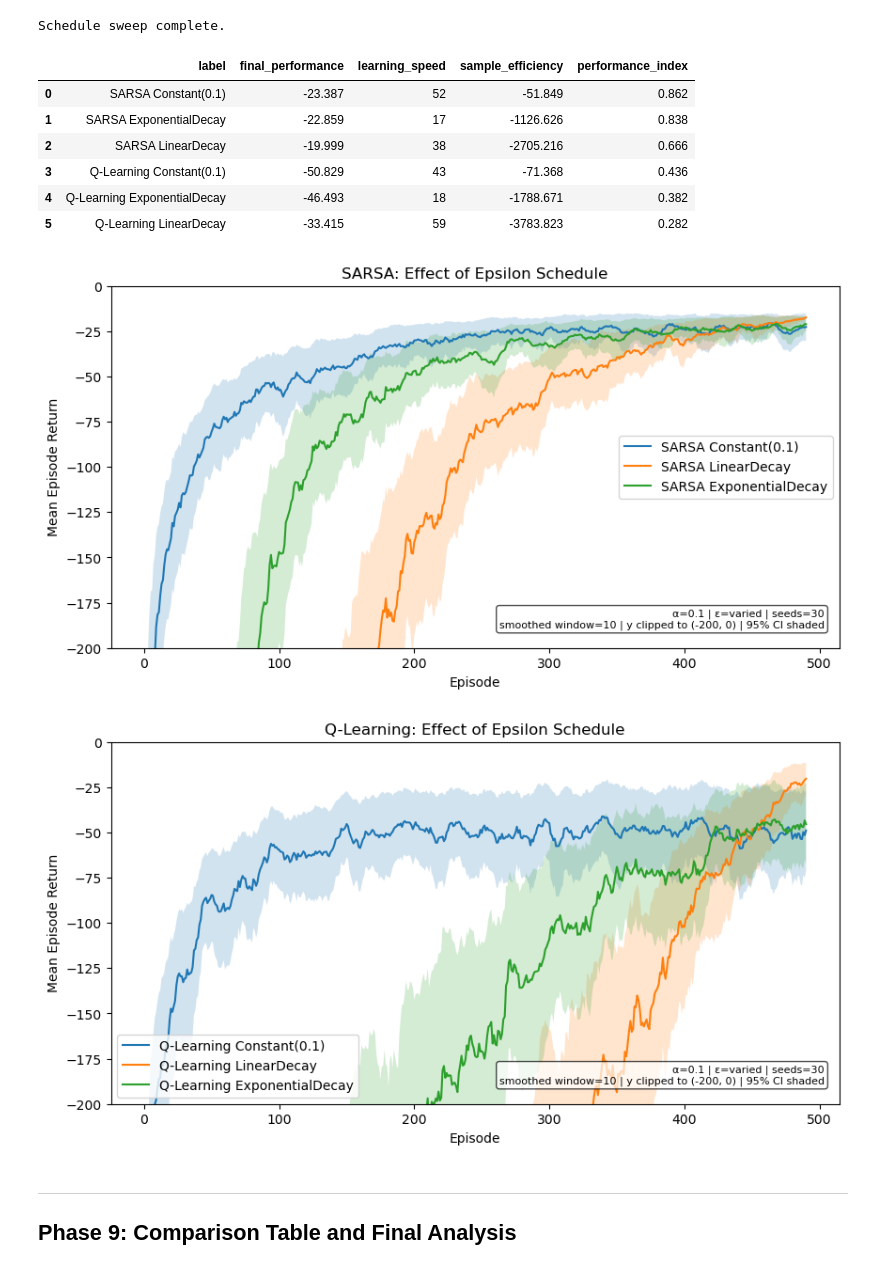
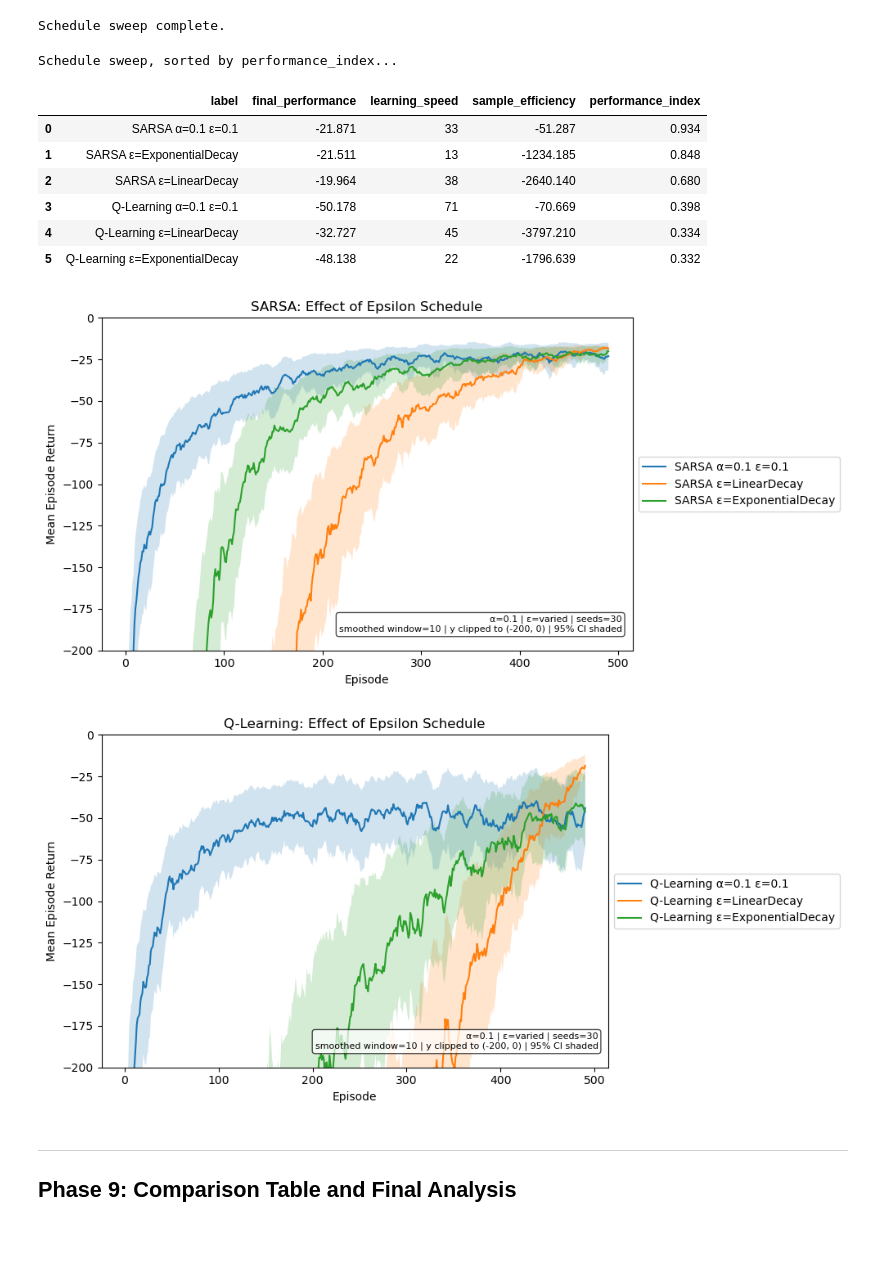
Before and after one commit to craig-rudman/MSDS684, a Jupyter notebook: W4/ipynb/development.ipynb, the cells around one changed output. Cells and saved outputs as stored; diff of their text form; code cells hidden in the pictures; blank space fills up the shorter version.

```diff
--- a/W4/ipynb/development.ipynb
+++ b/W4/ipynb/development.ipynb
@@ -429,11 +440,11 @@ from environment import EnvironmentManager
 
 env = EnvironmentManager()
 configs = [
-    ExperimentConfig('SARSA',      SARSAAgent,     alpha=0.1, epsilon_schedule=ConstantSchedule(0.1), n_seeds=30, n_episodes=500),
-    ExperimentConfig('Q-Learning', QLearningAgent, alpha=0.1, epsilon_schedule=ConstantSchedule(0.1), n_seeds=30, n_episodes=500),
+    ExperimentConfig('SARSA α=0.1 ε=0.1',      SARSAAgent,     alpha=0.1, epsilon_schedule=ConstantSchedule(0.1), n_seeds=30, n_episodes=500),
+    ExperimentConfig('Q-Learning α=0.1 ε=0.1', QLearningAgent, alpha=0.1, epsilon_schedule=ConstantSchedule(0.1), n_seeds=30, n_episodes=500),
 ]
-suite = ExperimentSuite(configs, env)
-results = suite.run()
+baseline_suite = ExperimentSuite(configs, env)
+results = baseline_suite.run()
 
 for r in results:
     print(f"{r.config.label}: shape={r.reward_matrix.shape}, min={r.reward_matrix.min():.0f}, max={r.reward_matrix.max():.0f}")
@@ -516,7 +527,8 @@ PERFORMANCE_WEIGHTS={
 #   Observe: does decay cause Q-learning to eventually prefer the cliff-hugging path more reliably?
 #   Observe: does decay cause SARSA to shift from safe path toward optimal path as epsilon shrinks?
 # %%
-# Phase 8: Alpha sweep -- compare alpha in [0.05, 0.1, 0.3, 0.5] for both agents
+# Phase 8: Alpha sweep -- compare alpha in [0.05, 0.3, 0.5] for both agents
+# Baseline (α=0.1, ε=0.1) is included from baseline_suite.results
 from experiment import ExperimentConfig, ExperimentSuite
 from agents import SARSAAgent, QLearningAgent
 from schedules import ConstantSchedule
@@ -526,7 +538,7 @@ import matplotlib.pyplot as plt
 import numpy as np
 
 env = EnvironmentManager()
-alphas = [0.05, 0.1, 0.3, 0.5]
+alphas = [0.05, 0.3, 0.5]
 
 alpha_configs = []
 for alpha in alphas:
@@ -572,9 +586,10 @@ Alpha sweep, sorted by performance_index...
 # %%
-# Phase 8: Alpha sweep -- one plot per agent, all alpha values overlaid
+# Phase 8: Alpha sweep -- one plot per agent, all alpha values overlaid (baseline included)
 vis = Visualizer(env)
+all_alpha_results = baseline_suite.results + alpha_results
 for agent_label in ["SARSA", "Q-Learning"]:
-    subset = [r for r in alpha_results if r.config.label.startswith(agent_label)]
+    subset = [r for r in all_alpha_results if r.config.label.startswith(agent_label)]
     vis.plot_learning_curves(subset, ylim=(-200, 0), smooth_window=10,
         output_dir=OUTPUT_DIR, filename=f"{agent_label}_alpha_sweep",
-        title=f"{agent_label}: Effect of Learning Rate (α)")
+        title=f"{agent_label}: Effect of Learning Rate (alpha)")
 # %% [output]
@@ -583,11 +598,11 @@ for agent_label in ["SARSA", "Q-Learning"]:
 # %%
-# Phase 8: Schedule sweep -- compare ConstantSchedule, LinearDecaySchedule, ExponentialDecaySchedule
+# Phase 8: Schedule sweep -- compare LinearDecaySchedule, ExponentialDecaySchedule
+# Baseline (α=0.1, ε=0.1) is included from baseline_suite.results
 from schedules import LinearDecaySchedule, ExponentialDecaySchedule
 
 schedules = {
-    'Constant(0.1)':    ConstantSchedule(0.1),
-    'LinearDecay':      LinearDecaySchedule(epsilon_start=1.0, epsilon_end=0.01, n_episodes=500),
-    'ExponentialDecay': ExponentialDecaySchedule(epsilon_start=1.0, decay_rate=0.995),
+    'ε=LinearDecay':      LinearDecaySchedule(epsilon_start=1.0, epsilon_end=0.01, n_episodes=500),
+    'ε=ExponentialDecay': ExponentialDecaySchedule(epsilon_start=1.0, decay_rate=0.995),
 }
 
 schedule_configs = []
@@ -613,30 +628,35 @@ print("Schedule sweep complete.")
 # %% [output]
 Schedule sweep complete.
 # %%
-schedule_suite.summarize(
+print("Schedule sweep, sorted by performance_index...")
+schedule_all = ExperimentSuite([], env)
+schedule_all.results = baseline_suite.results + schedule_suite.results
+schedule_all.summarize(
     output_path=os.path.join(OUTPUT_DIR, 'schedule_sweep_summary.csv'),
     weights=PERFORMANCE_WEIGHTS,
     sort_by='performance_index',
-    ascending = False
+    ascending=False,
 ).round(3)
 # %% [output]
+Schedule sweep, sorted by performance_index...
 |  | label | final_performance | learning_speed | sample_efficiency | performance_index |
-| 0 | SARSA Constant(0.1) | -23.387 | 52 | -51.849 | 0.862 |
-| 1 | SARSA ExponentialDecay | -22.859 | 17 | -1126.626 | 0.838 |
-| 2 | SARSA LinearDecay | -19.999 | 38 | -2705.216 | 0.666 |
-| 3 | Q-Learning Constant(0.1) | -50.829 | 43 | -71.368 | 0.436 |
-| 4 | Q-Learning ExponentialDecay | -46.493 | 18 | -1788.671 | 0.382 |
-| 5 | Q-Learning LinearDecay | -33.415 | 59 | -3783.823 | 0.282 |
+| 0 | SARSA α=0.1 ε=0.1 | -21.871 | 33 | -51.287 | 0.934 |
+| 1 | SARSA ε=ExponentialDecay | -21.511 | 13 | -1234.185 | 0.848 |
+| 2 | SARSA ε=LinearDecay | -19.964 | 38 | -2640.140 | 0.680 |
+| 3 | Q-Learning α=0.1 ε=0.1 | -50.178 | 71 | -70.669 | 0.398 |
+| 4 | Q-Learning ε=LinearDecay | -32.727 | 45 | -3797.210 | 0.334 |
+| 5 | Q-Learning ε=ExponentialDecay | -48.138 | 22 | -1796.639 | 0.332 |
 # %%
-# Phase 8: Schedule sweep -- one plot per agent, all schedule types overlaid
+# Phase 8: Schedule sweep -- one plot per agent, all schedule types overlaid (baseline included)
+all_schedule_results = baseline_suite.results + schedule_results
 for agent_label in ["SARSA", "Q-Learning"]:
-    subset = [r for r in schedule_results if r.config.label.startswith(agent_label)]
+    subset = [r for r in all_schedule_results if r.config.label.startswith(agent_label)]
     vis.plot_learning_curves(subset, ylim=(-200, 0), smooth_window=10,
         output_dir=OUTPUT_DIR, filename=f"{agent_label}_schedule_sweep",
         title=f"{agent_label}: Effect of Epsilon Schedule")
 # %% [output]
-[figure, old version]
+[figure, new version]
-[figure, old version]
+[figure, new version]
 # %% [markdown]
 ---
 ## Phase 9: Comparison Table and Final Analysis
```
Also changed, not shown: parts of 21 cells of this notebook, 37 other files.
